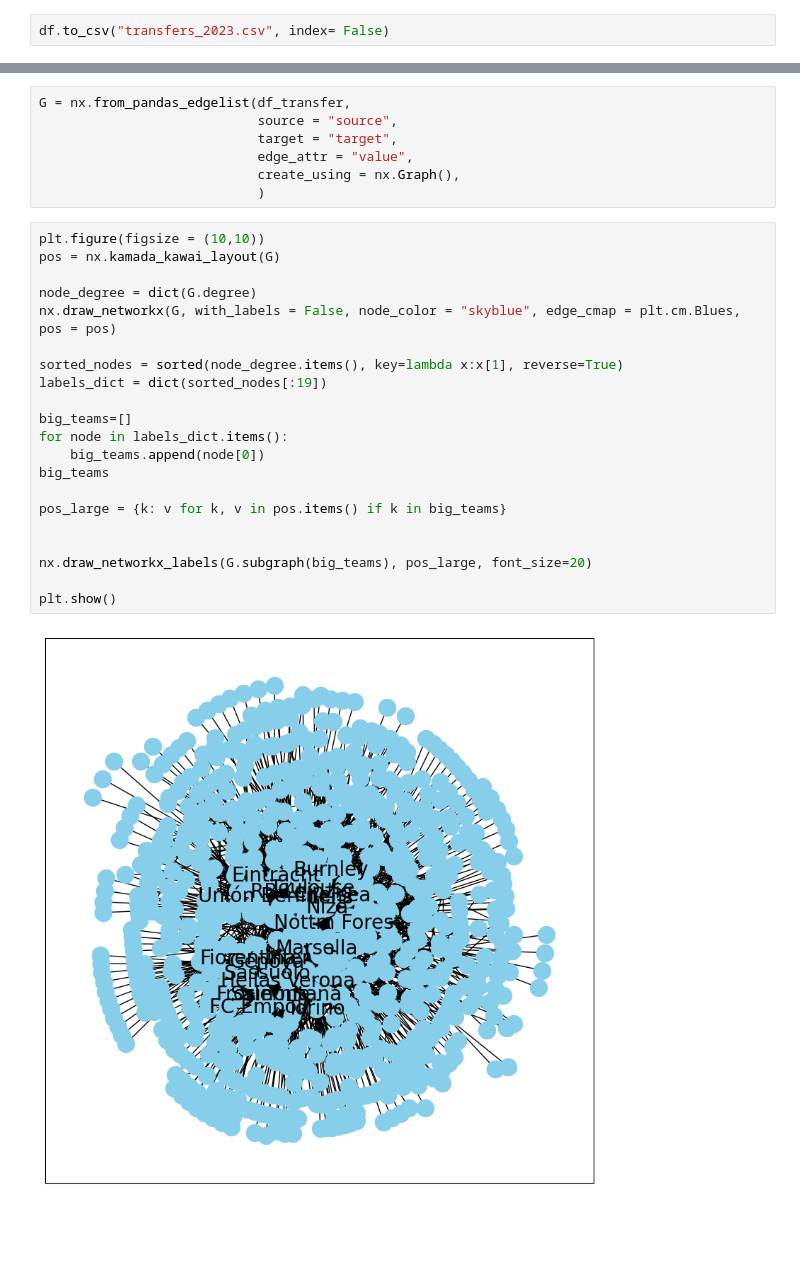
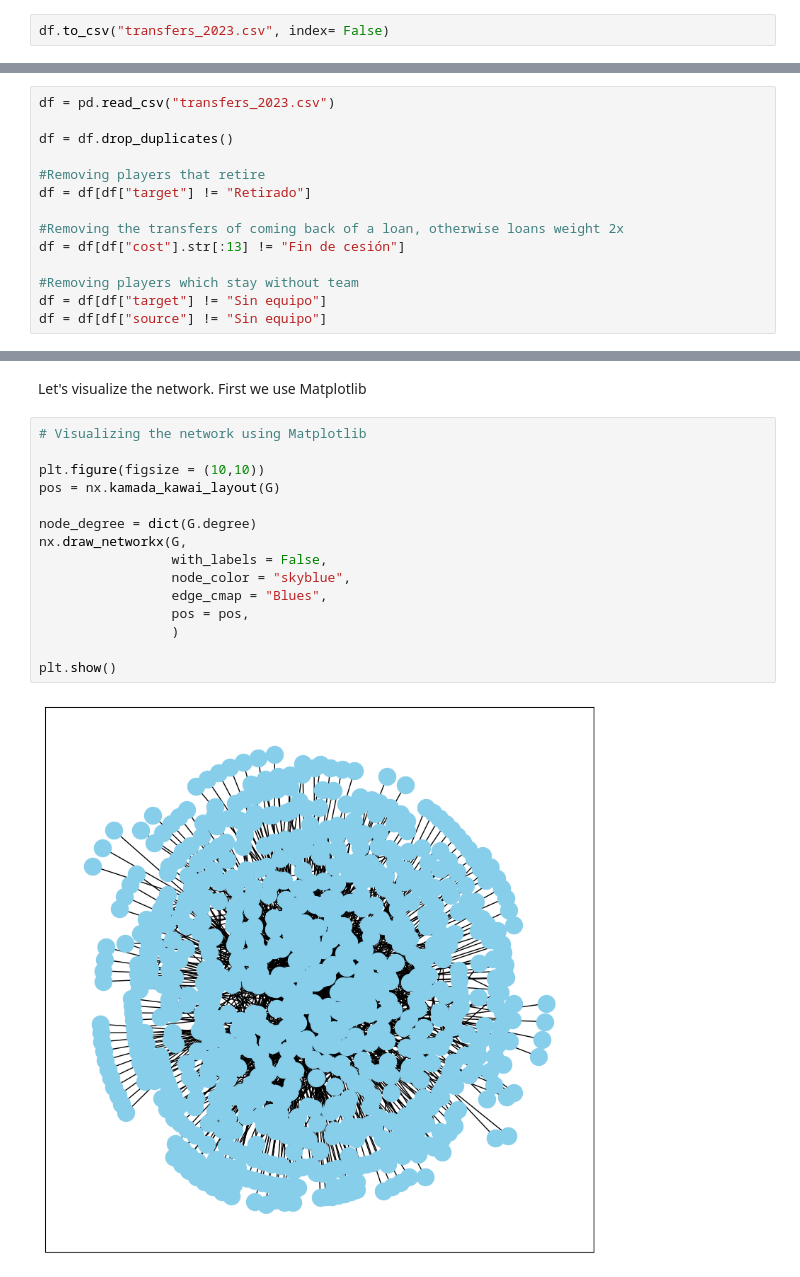
Before and after one commit to PerezCorrea/football_transfer_analysis, a Jupyter notebook: transfer_network.ipynb, the cells around one changed output, grey strips where cells are left out. Cells and saved outputs as stored; diff of their text form; blank space fills up the shorter version.

```diff
--- a/transfer_network.ipynb
+++ b/transfer_network.ipynb
@@ -112,0 +129,14 @@ df.to_csv("transfers_2023.csv", index= False)
+# %%
+df = pd.read_csv("transfers_2023.csv")
+
+df = df.drop_duplicates()
+
+#Removing players that retire
+df = df[df["target"] != "Retirado"]
+
+#Removing the transfers of coming back of a loan, otherwise loans weight 2x
+df = df[df["cost"].str[:13] != "Fin de cesión"]
+
+#Removing players which stay without team
+df = df[df["target"] != "Sin equipo"]
+df = df[df["source"] != "Sin equipo"]
@@ -150,30 +188,19 @@ import community as community_louvain
-# %%
-G = nx.from_pandas_edgelist(df_transfer,
-                            source = "source",
-                            target = "target",
-                            edge_attr = "value",
-                            create_using = nx.Graph(),
-                            )
+# %% [markdown]
+Let's visualize the network. First we use Matplotlib
 # %%
+# Visualizing the network using Matplotlib
+
 plt.figure(figsize = (10,10))
 pos = nx.kamada_kawai_layout(G)
 
 node_degree = dict(G.degree)
-nx.draw_networkx(G, with_labels = False, node_color = "skyblue", edge_cmap = plt.cm.Blues, pos = pos)
-
-sorted_nodes = sorted(node_degree.items(), key=lambda x:x[1], reverse=True)
-labels_dict = dict(sorted_nodes[:19])
-
-big_teams=[]
-for node in labels_dict.items():
-    big_teams.append(node[0])
-big_teams
-
-pos_large = {k: v for k, v in pos.items() if k in big_teams}
-
-
-nx.draw_networkx_labels(G.subgraph(big_teams), pos_large, font_size=20)
+nx.draw_networkx(G,
+                 with_labels = False,
+                 node_color = "skyblue",
+                 edge_cmap = "Blues",
+                 pos = pos,
+                 )
 
 plt.show()
 # %% [output]
-[figure, old version]
+[figure, new version]
```
Also changed, not shown: parts of 27 cells of this notebook.
